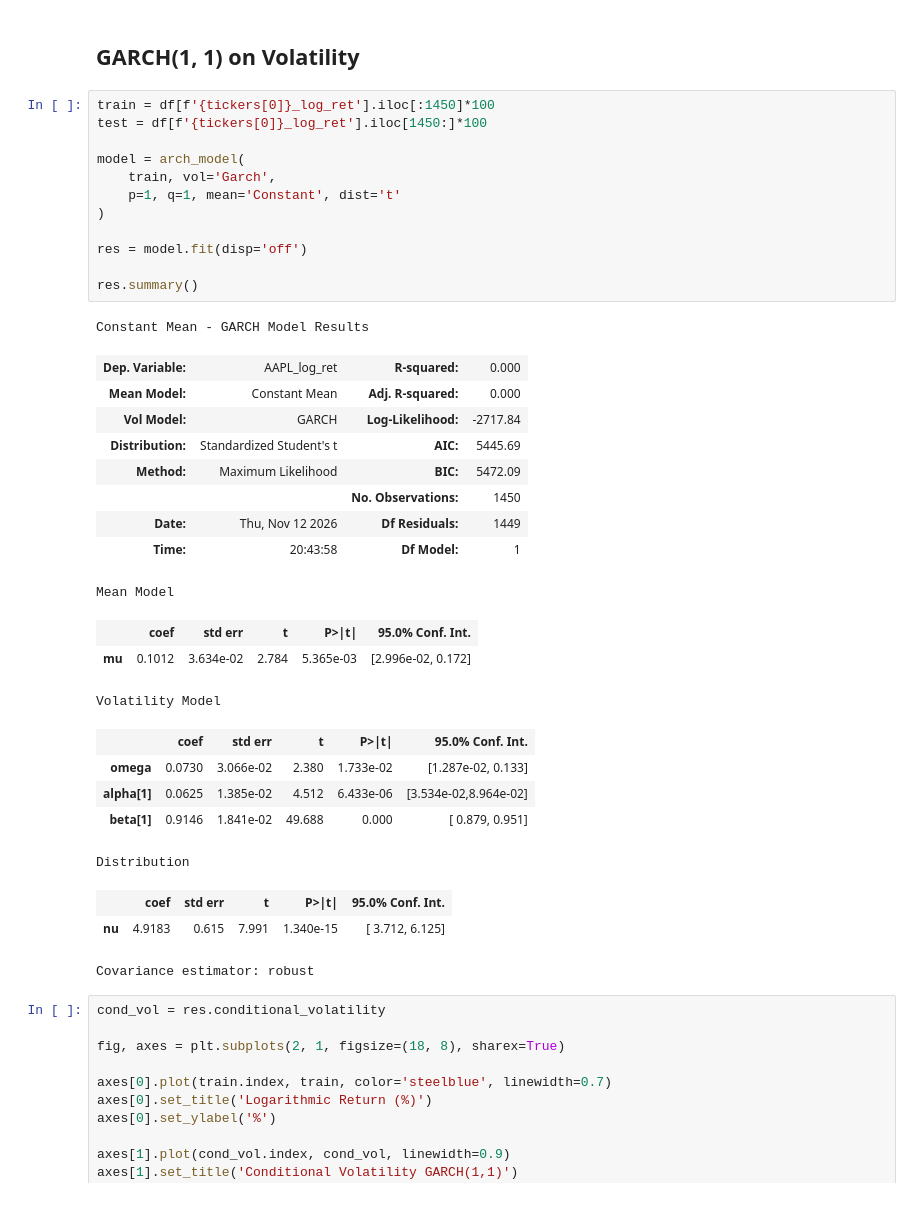
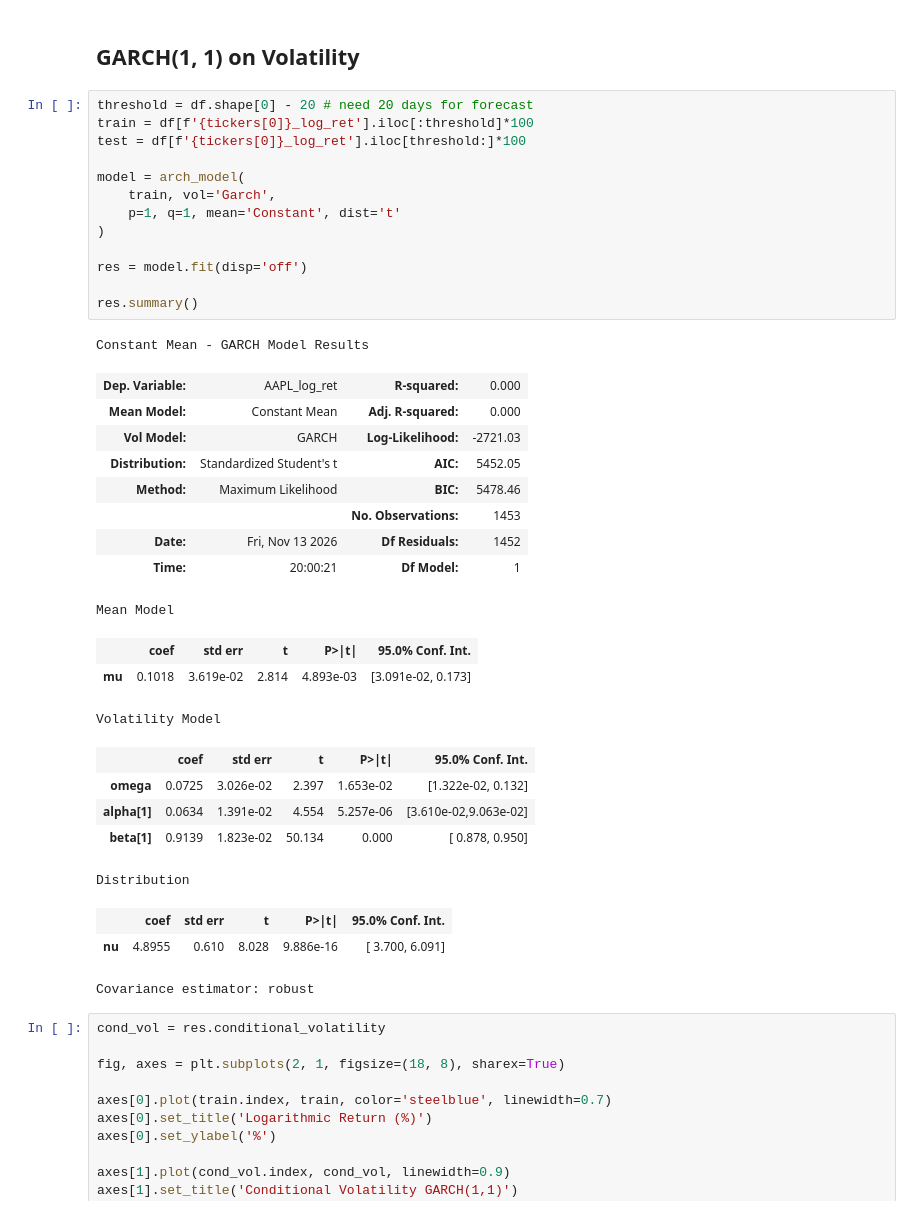
Before and after one commit to fadeeva/quant_finance_projects, a Jupyter notebook: 01_Analysis_and_Modeling_of_Stock_Returns.ipynb, the cells around one changed output. Saved outputs shown, nothing was run; the diff lists cells and outputs as text.

```diff
--- a/01_Analysis_and_Modeling_of_Stock_Returns.ipynb
+++ b/01_Analysis_and_Modeling_of_Stock_Returns.ipynb
@@ -121,38 +121,39 @@ pd.DataFrame(
 # %% [markdown]
 ## GARCH(1, 1) on Volatility
 # %%
-train = df[f'{tickers[0]}_log_ret'].iloc[:1450]*100
-test = df[f'{tickers[0]}_log_ret'].iloc[1450:]*100
+threshold = df.shape[0] - 20 # need 20 days for forecast
+train = df[f'{tickers[0]}_log_ret'].iloc[:threshold]*100
+test = df[f'{tickers[0]}_log_ret'].iloc[threshold:]*100
 
 model = arch_model(
     train, vol='Garch',
     p=1, q=1, mean='Constant', dist='t'
 )
 
 res = model.fit(disp='off')
 
 res.summary()
 # %% [output]
 Constant Mean - GARCH Model Results
 | Dep. Variable: | AAPL_log_ret | R-squared: | 0.000 |
 | Mean Model: | Constant Mean | Adj. R-squared: | 0.000 |
-| Vol Model: | GARCH | Log-Likelihood: | -2717.84 |
-| Distribution: | Standardized Student's t | AIC: | 5445.69 |
-| Method: | Maximum Likelihood | BIC: | 5472.09 |
-|  |  | No. Observations: | 1450 |
-| Date: | Thu, Nov 12 2026 | Df Residuals: | 1449 |
-| Time: | 20:43:58 | Df Model: | 1 |
+| Vol Model: | GARCH | Log-Likelihood: | -2721.03 |
+| Distribution: | Standardized Student's t | AIC: | 5452.05 |
+| Method: | Maximum Likelihood | BIC: | 5478.46 |
+|  |  | No. Observations: | 1453 |
+| Date: | Fri, Nov 13 2026 | Df Residuals: | 1452 |
+| Time: | 20:00:21 | Df Model: | 1 |
 Mean Model
 |  | coef | std err | t | P>|t| | 95.0% Conf. Int. |
-| mu | 0.1012 | 3.634e-02 | 2.784 | 5.365e-03 | [2.996e-02, 0.172] |
+| mu | 0.1018 | 3.619e-02 | 2.814 | 4.893e-03 | [3.091e-02, 0.173] |
 Volatility Model
 |  | coef | std err | t | P>|t| | 95.0% Conf. Int. |
-| omega | 0.0730 | 3.066e-02 | 2.380 | 1.733e-02 | [1.287e-02, 0.133] |
-| alpha[1] | 0.0625 | 1.385e-02 | 4.512 | 6.433e-06 | [3.534e-02,8.964e-02] |
-| beta[1] | 0.9146 | 1.841e-02 | 49.688 | 0.000 | [ 0.879, 0.951] |
+| omega | 0.0725 | 3.026e-02 | 2.397 | 1.653e-02 | [1.322e-02, 0.132] |
+| alpha[1] | 0.0634 | 1.391e-02 | 4.554 | 5.257e-06 | [3.610e-02,9.063e-02] |
+| beta[1] | 0.9139 | 1.823e-02 | 50.134 | 0.000 | [ 0.878, 0.950] |
 Distribution
 |  | coef | std err | t | P>|t| | 95.0% Conf. Int. |
-| nu | 4.9183 | 0.615 | 7.991 | 1.340e-15 | [ 3.712, 6.125] |
+| nu | 4.8955 | 0.610 | 8.028 | 9.886e-16 | [ 3.700, 6.091] |
 Covariance estimator: robust
 # %%
 cond_vol = res.conditional_volatility
```
Also changed, not shown: parts of 9 cells of this notebook.
